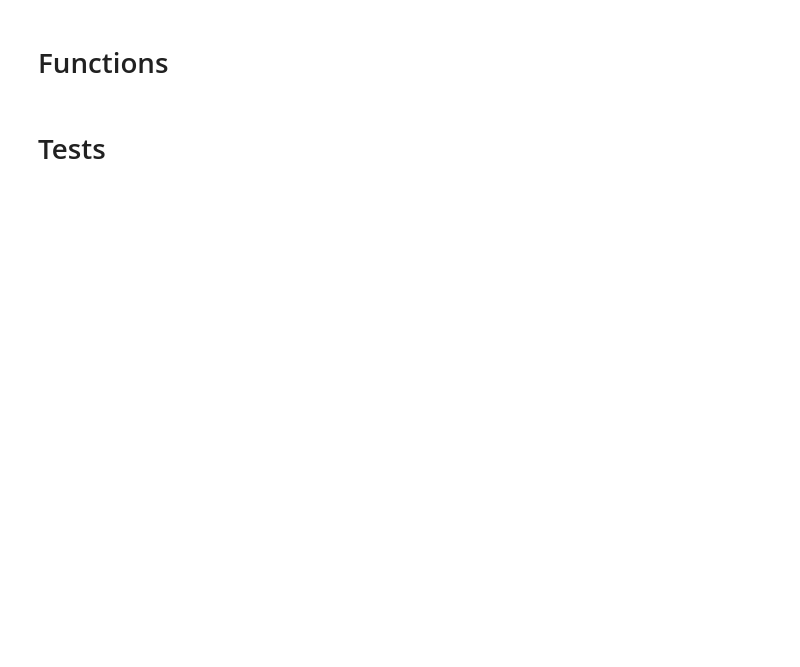
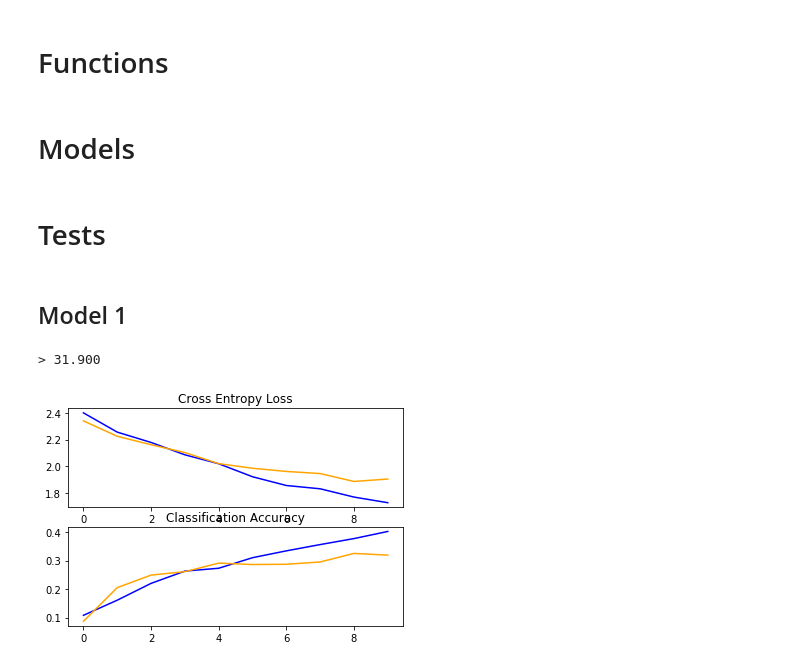
Before and after one commit to marcosacj/icnn, a Jupyter notebook: 02-keras-model.ipynb, the cells around one changed output. Cells and saved outputs as stored; diff of their text form; code cells hidden in the pictures; blank space fills up the shorter version.

```diff
--- a/02-keras-model.ipynb
+++ b/02-keras-model.ipynb
@@ -116,3 +89,5 @@ def run_test_harness(epochs=100, piece=5000):
     # learning curves
 
     summarize_diagnostics(history)
+# %% [markdown]
+# Models
@@ -119,2 +151,11 @@ def run_test_harness(epochs=100, piece=5000):
 # %% [markdown]
 # Tests
+# %% [markdown]
+## Model 1
+# %%
+%%time
+
+run_test_harness( model1() , epochs=10 , piece=1000 )
+# %% [output]
+> 31.900
+[figure, added]
```
Also changed, not shown: parts of 20 cells of this notebook.
